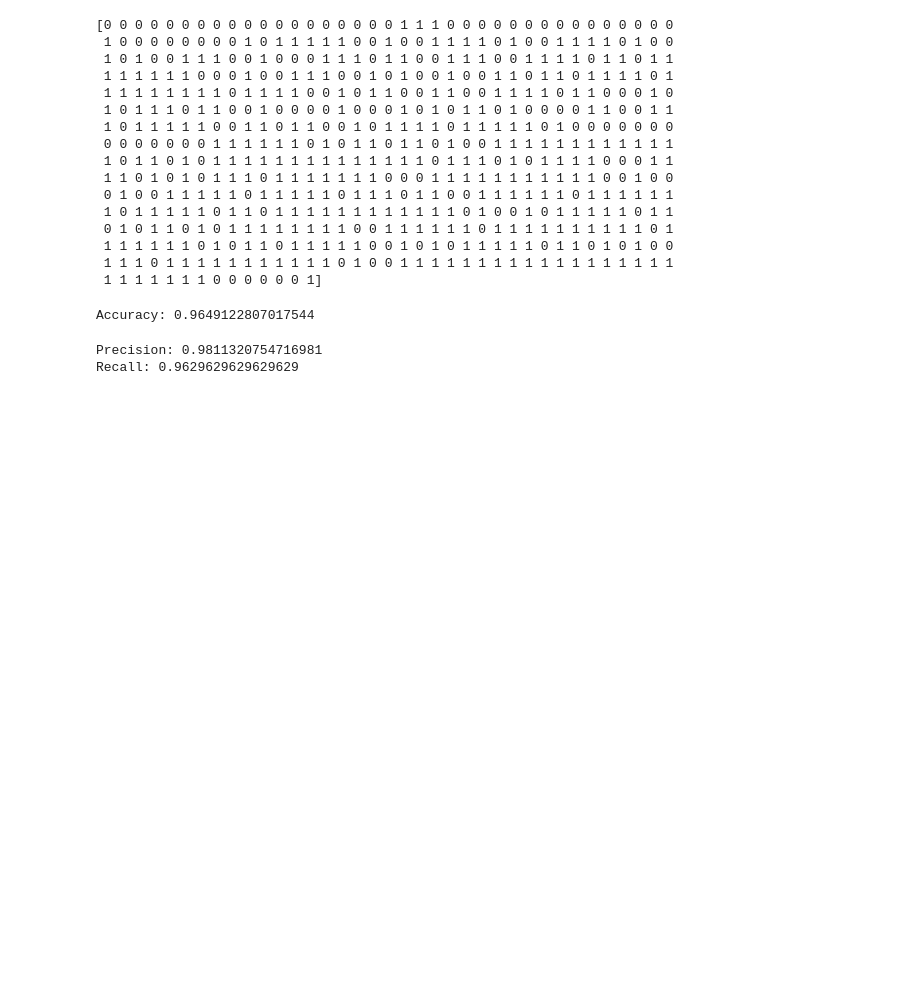
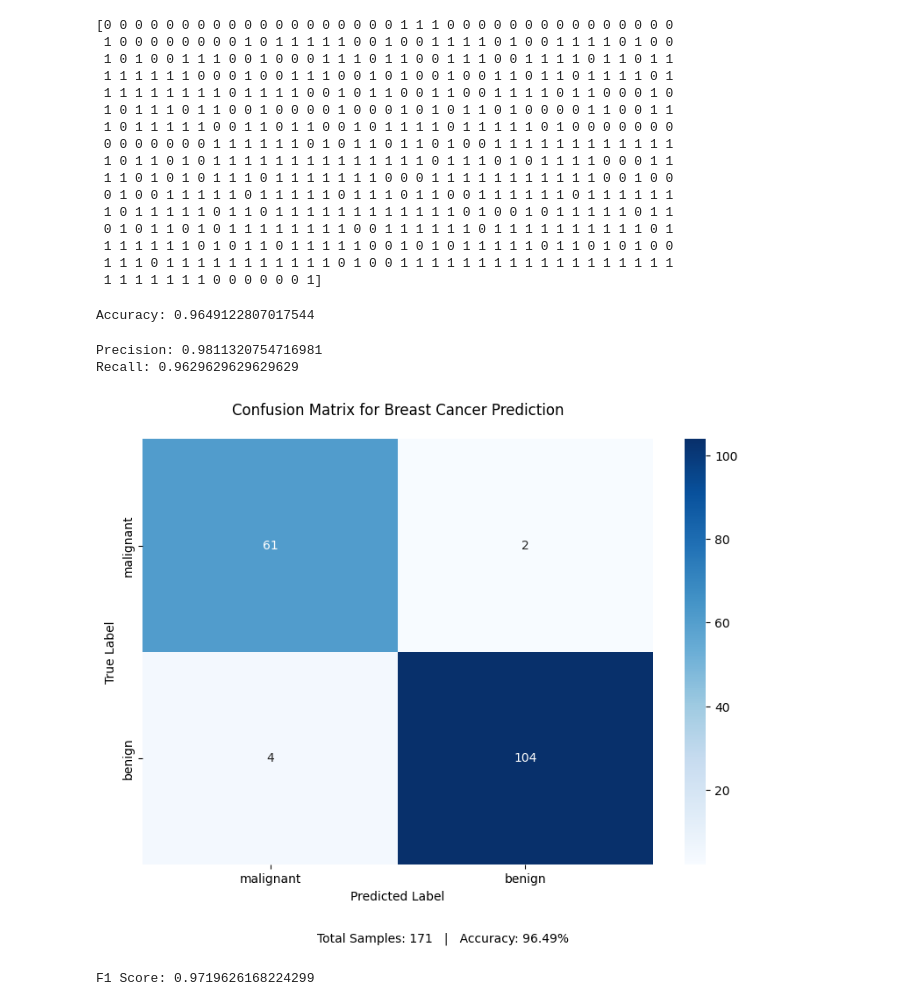
Before and after one commit to abhishelke1/Machin-Learning-Lab-SCOE, a Jupyter notebook: Assignment 5/Assignement 5.ipynb, the cells around one changed output. Cells and saved outputs as stored; diff of their text form; code cells hidden in the pictures; blank space fills up the shorter version.

```diff
--- a/Assignment 5/Assignement 5.ipynb
+++ b/Assignment 5/Assignement 5.ipynb
@@ -73,6 +73,8 @@ print(cancer.target)
  1 1 1 1 1 1 1 0 0 0 0 0 0 1]
 # %%
 from sklearn.model_selection import train_test_split
-X_train, X_test, y_train, y_test = train_test_split(cancer.data, cancer.target, test_size=0.3,random_state=109) # 70% training and 30% test
+X_train, X_test, y_train, y_test = train_test_split(
+    cancer.data, cancer.target, test_size=0.3, random_state=109
+)
 # %%
 from sklearn import svm
@@ -90,3 +92,42 @@ print("Recall:",metrics.recall_score(y_test, y_pred))
 # %% [output]
 Precision: 0.9811320754716981
 Recall: 0.9629629629629629
+# %%
+# Cell 11
+import seaborn as sns
+import numpy as np
+import matplotlib.pyplot as plt
+from sklearn.metrics import confusion_matrix
+
+# Compute the confusion matrix
+cm = confusion_matrix(y_test, y_pred)
+
+plt.figure(figsize=(8,6))
+sns.heatmap(cm, annot=True, fmt='d', cmap='Blues',
+            xticklabels=cancer.target_names,
+            yticklabels=cancer.target_names)
+plt.title('Confusion Matrix for Breast Cancer Prediction', pad=20)
+plt.xlabel('Predicted Label')
+plt.ylabel('True Label')
+
+# Calculate and display accuracy from the confusion matrix
+accuracy = (cm[0, 0] + cm[1, 1]) / np.sum(cm)
+plt.figtext(0.5, -0.05,
+            f'Total Samples: {len(y_test)}   |   Accuracy: {accuracy:.2%}',
+            ha="center", fontsize=10)
+
+# Optionally, extract TN, FP, FN, TP values:
+tn, fp, fn, tp = cm.ravel()
+
+plt.tight_layout()
+plt.show()
+# %% [output]
+[figure, added]
+# %%
+
+from sklearn.metrics import f1_score
+
+f1 = f1_score(y_test, y_pred)
+print("F1 Score:", f1)
+# %% [output]
+F1 Score: 0.9719626168224299
```
Also changed, not shown: parts of 1 cell of this notebook, 3 other files.
